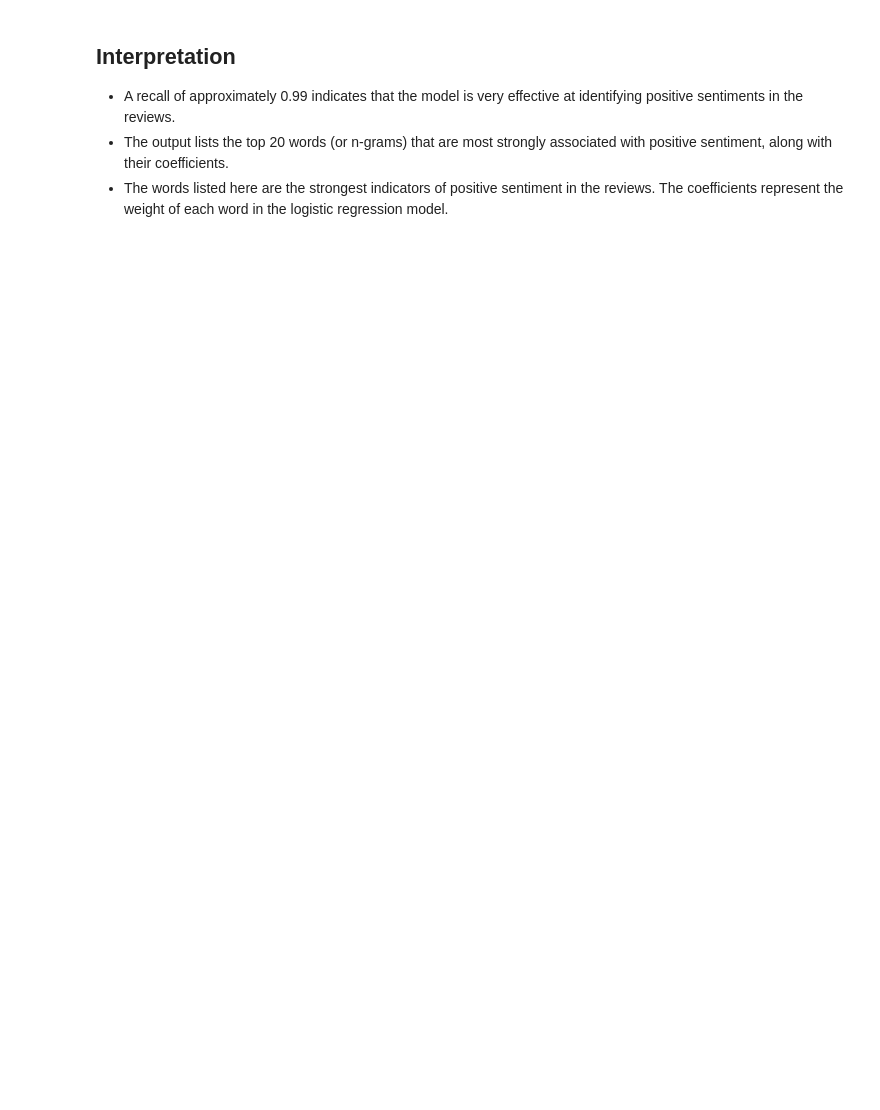
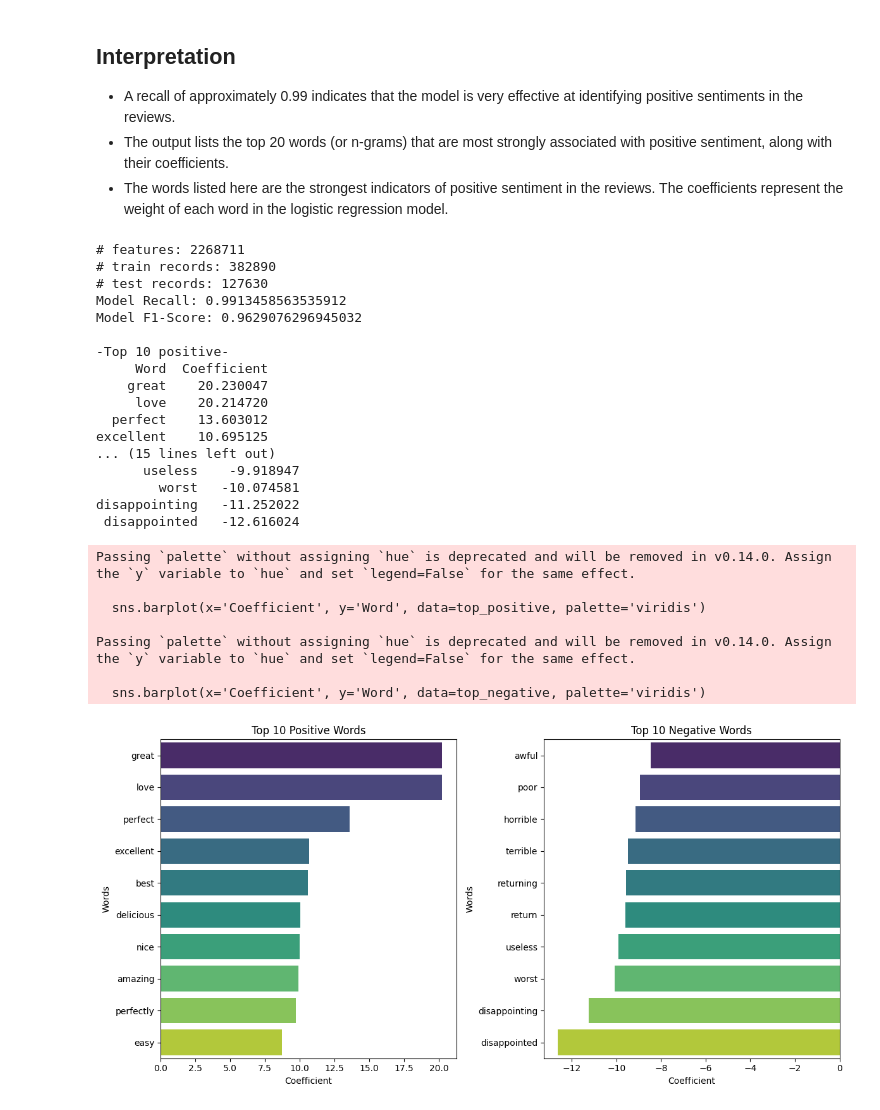
Before and after one commit to JosephKai1/COMP3610PROJECT, a Jupyter notebook: notebooks/BigDataProject.ipynb, the cells around one changed output. Cells and saved outputs as stored; diff of their text form; code cells hidden in the pictures; blank space fills up the shorter version.

Commit message:
Work done - visualised vectorization of preprocessed reviews

```diff
--- a/notebooks/BigDataProject.ipynb
+++ b/notebooks/BigDataProject.ipynb
@@ -222,5 +338,5 @@ print(y.shape)
 # %%
-def text_fit(X, y, model, clf_model, coef_show=1):
+def text_fit(X, y, model, clf_model, coef_show=1,):
     X_c = model.fit_transform(X)
     print('# features: {}'.format(X_c.shape[1]))
     X_train, X_test, y_train, y_test = train_test_split(X_c, y, random_state=0)
@@ -236,20 +352,73 @@ def text_fit(X, y, model, clf_model, coef_show=1):
         coef = clf.coef_.tolist()[0]
         coeff_df = pd.DataFrame({'Word' : w, 'Coefficient' : coef})
         coeff_df = coeff_df.sort_values(['Coefficient', 'Word'], ascending=[0, 1])
+
+        top_positive = coeff_df.head(10)
+        top_negative = coeff_df.tail(10)
+
         print('')
-        print('-Top 20 positive-')
-        print(coeff_df.head(20).to_string(index=False))
+        print('-Top 10 positive-')
+        print(coeff_df.head(10).to_string(index=False))
         print('')
-        print('-Top 20 negative-')
-        print(coeff_df.tail(20).to_string(index=False))
+        print('-Top 10 negative-')
+        print(coeff_df.tail(10).to_string(index=False))
+
+
+        plt.figure(figsize=(12, 6))
+
+        # Positive words
+        plt.subplot(1, 2, 1)
+        sns.barplot(x='Coefficient', y='Word', data=top_positive, palette='viridis')
+        plt.title('Top 10 Positive Words')
+        plt.xlabel('Coefficient')
+        plt.ylabel('Words')
+
+        # Negative words
+        plt.subplot(1, 2, 2)
+        sns.barplot(x='Coefficient', y='Word', data=top_negative, palette='viridis')
+        plt.title('Top 10 Negative Words')
+        plt.xlabel('Coefficient')
+        plt.ylabel('Words')
+
+        plt.tight_layout()
+        plt.show()
 # %% [markdown]
 ## Interpretation
 - A recall of approximately 0.99 indicates that the model is very effective at identifying positive sentiments in the reviews.
 - The output lists the top 20 words (or n-grams) that are most strongly associated with positive sentiment, along with their coefficients.
 - The words listed here are the strongest indicators of positive sentiment in the reviews. The coefficients represent the weight of each word in the logistic regression model.
 # %%
+top_positive = pd.DataFrame()
+top_negative = pd.DataFrame()
+
 tfidf_n = TfidfVectorizer(ngram_range=(1,2), stop_words = 'english')
 text_fit(X, y, tfidf_n, LogisticRegression())
+# %% [output]
+# features: 2268711
+# train records: 382890
+# test records: 127630
+Model Recall: 0.9913458563535912
+Model F1-Score: 0.9629076296945032
+
+-Top 10 positive-
+     Word  Coefficient
+    great    20.230047
+     love    20.214720
+  perfect    13.603012
+excellent    10.695125
+... (15 lines left out)
+      useless    -9.918947
+        worst   -10.074581
+disappointing   -11.252022
+ disappointed   -12.616024
+Passing `palette` without assigning `hue` is deprecated and will be removed in v0.14.0. Assign the `y` variable to `hue` and set `legend=False` for the same effect.
+
+  sns.barplot(x='Coefficient', y='Word', data=top_positive, palette='viridis')
+
+Passing `palette` without assigning `hue` is deprecated and will be removed in v0.14.0. Assign the `y` variable to `hue` and set `legend=False` for the same effect.
+
+  sns.barplot(x='Coefficient', y='Word', data=top_negative, palette='viridis')
+[figure, added]
 # %%
 y.head(3)
 # %%
```
Also changed, not shown: parts of 18 cells of this notebook.
